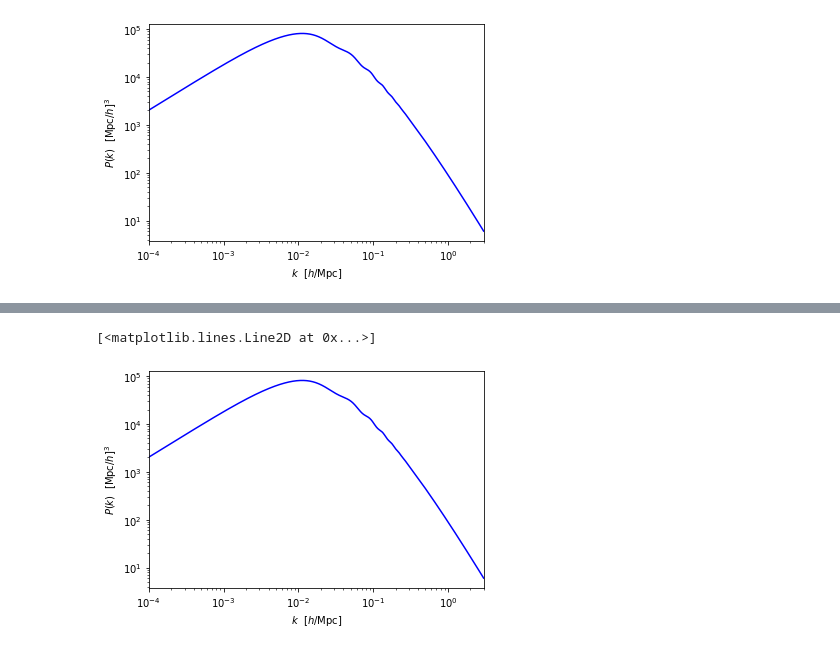
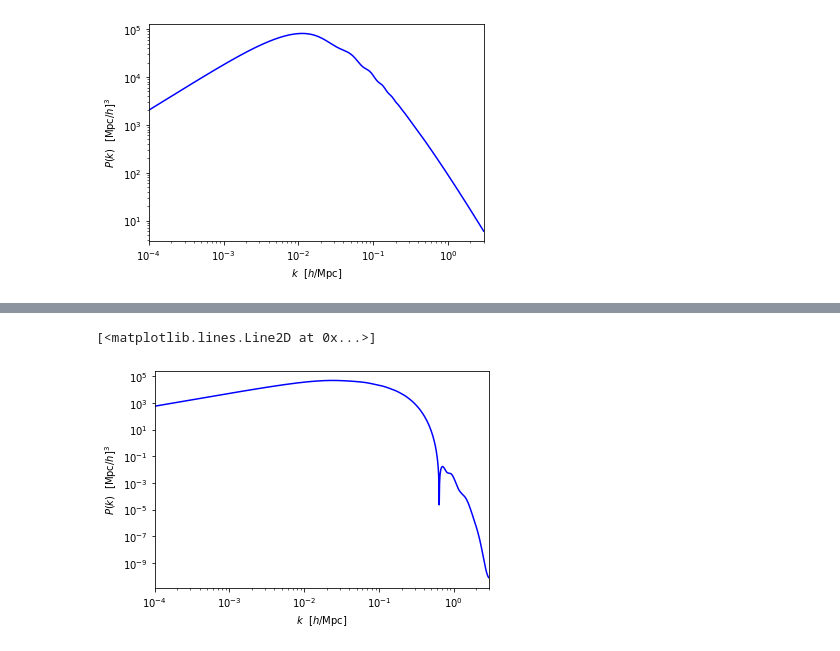
Before and after one commit to ch3n-s4ndy/Halo-Mass-Function-Analytics, a Jupyter notebook: Power Spectra Calculations for Different Dark Matter Models.ipynb, the cells around one changed output, grey strips where cells are left out. Saved outputs shown, nothing was run; the diff lists cells and outputs as text; code cells hidden in the pictures.

```diff
--- a/Power Spectra Calculations for Different Dark Matter Models.ipynb
+++ b/Power Spectra Calculations for Different Dark Matter Models.ipynb
@@ -178,15 +178,15 @@ plt.plot(ll_w, clTT_w*ll_w*(ll_w+1)/2./np.pi, 'r-')
 # %%
 kk_w = np.logspace(-4, np.log10(3), 1000)
 Pk_w = []
 for k in kk_w:
-    Pk_w.append(cold.pk(k, 0.))
+    Pk_w.append(warm.pk(k, 0.))
 plt.figure(2)
 plt.xscale('log')
 plt.yscale('log')
 plt.xlim(kk_w[0], kk_w[-1])
 plt.xlabel(r'$k \,\,\,\, [h/\mathrm{Mpc}]$')
 plt.ylabel(r'$P(k) \,\,\,\, [\mathrm{Mpc}/h]^3$')
 plt.plot(kk_w, Pk_w, 'b-')
 # %% [output]
 [<matplotlib.lines.Line2D at 0x...>]
-[figure, old version]
+[figure, new version]
```
Also changed, not shown: parts of 4 cells of this notebook.
